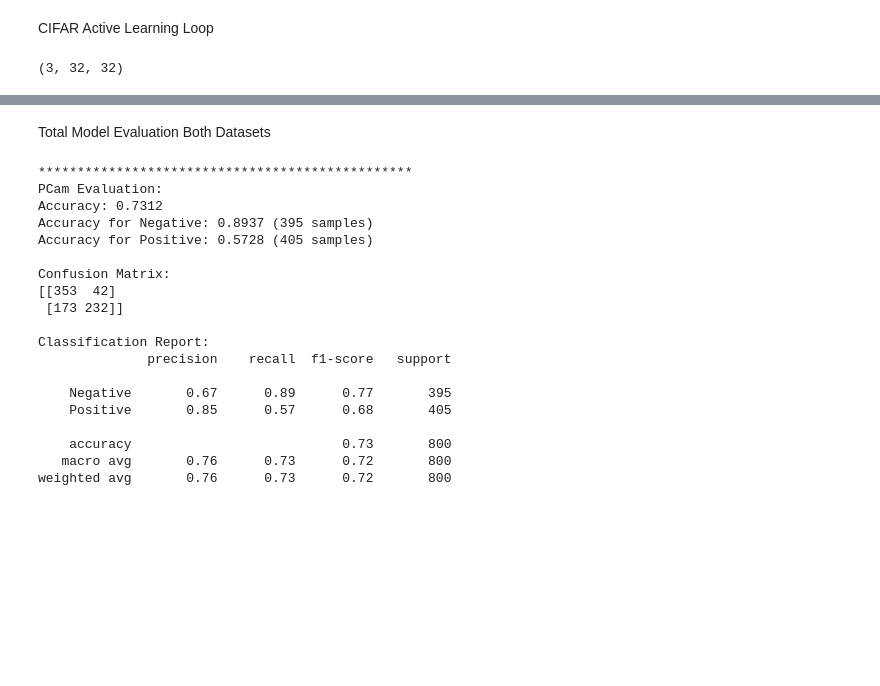
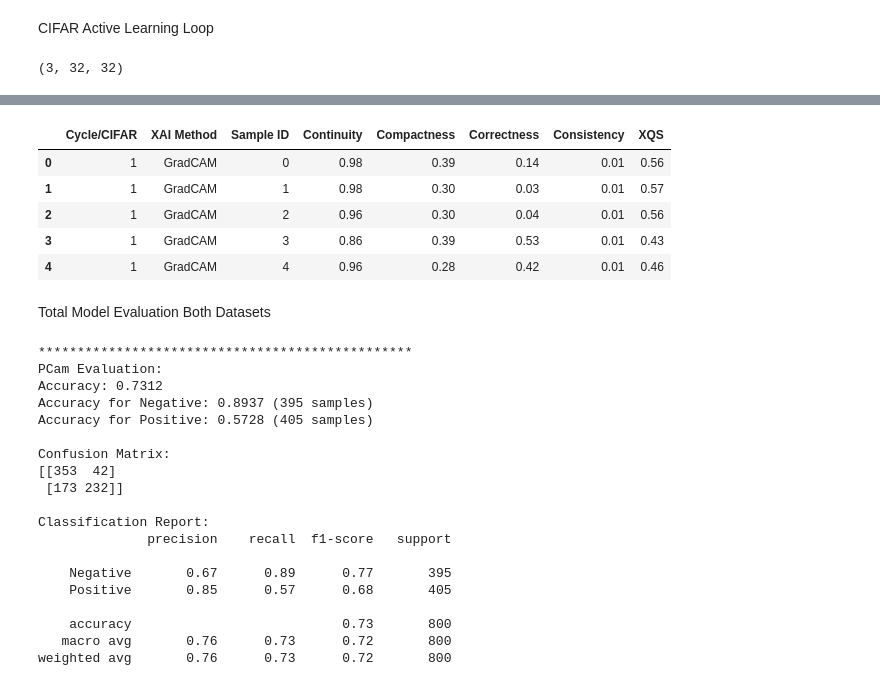
Before and after one commit to srivatsa07/ExplainableActiveLearning, a Jupyter notebook: AL.ipynb, the cells around one changed output, grey strips where cells are left out. Cells and saved outputs as stored; diff of their text form; code cells hidden in the pictures; blank space fills up the shorter version.

```diff
--- a/AL.ipynb
+++ b/AL.ipynb
@@ -2504,3 +1947,12 @@ Mean consistency score for SHAP (cycle 1): 0.2726
+# %%
+cifar_per_image.head()
+# %% [output]
+|  | Cycle/CIFAR | XAI Method | Sample ID | Continuity | Compactness | Correctness | Consistency | XQS |
+| 0 | 1 | GradCAM | 0 | 0.98 | 0.39 | 0.14 | 0.01 | 0.56 |
+| 1 | 1 | GradCAM | 1 | 0.98 | 0.30 | 0.03 | 0.01 | 0.57 |
+| 2 | 1 | GradCAM | 2 | 0.96 | 0.30 | 0.04 | 0.01 | 0.56 |
+| 3 | 1 | GradCAM | 3 | 0.86 | 0.39 | 0.53 | 0.01 | 0.43 |
+| 4 | 1 | GradCAM | 4 | 0.96 | 0.28 | 0.42 | 0.01 | 0.46 |
 # %% [markdown]
 Total Model Evaluation Both Datasets
 # %%
```
Also changed, not shown: parts of 20 cells of this notebook.
